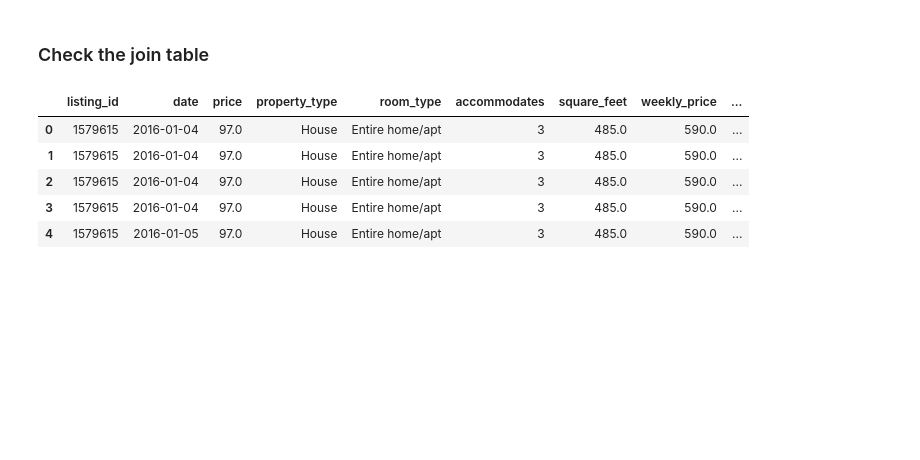
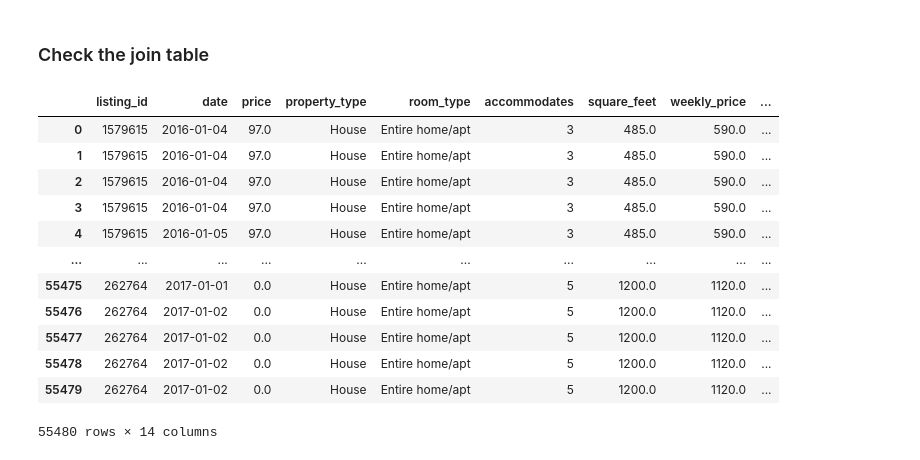
Before and after one commit to nt1analytics/Project-2, a Jupyter notebook: airbnb.ipynb, the cells around one changed output. Cells and saved outputs as stored; diff of their text form; code cells hidden in the pictures; blank space fills up the shorter version.

```diff
--- a/airbnb.ipynb
+++ b/airbnb.ipynb
@@ -308,11 +308,18 @@ JOIN type_and_price ON calendar.listing_id = type_and_price.id"""
 # %% [markdown]
 ### Check the join table
 # %%
-pd.read_sql_query(sql_join2, con=engine).head()
+pd.read_sql_query(sql_join2, con=engine)
 # %% [output]
 |  | listing_id | date | price | property_type | room_type | accommodates | square_feet | weekly_price | ... |
 | 0 | 1579615 | 2016-01-04 | 97.0 | House | Entire home/apt | 3 | 485.0 | 590.0 | ... |
 | 1 | 1579615 | 2016-01-04 | 97.0 | House | Entire home/apt | 3 | 485.0 | 590.0 | ... |
 | 2 | 1579615 | 2016-01-04 | 97.0 | House | Entire home/apt | 3 | 485.0 | 590.0 | ... |
 | 3 | 1579615 | 2016-01-04 | 97.0 | House | Entire home/apt | 3 | 485.0 | 590.0 | ... |
 | 4 | 1579615 | 2016-01-05 | 97.0 | House | Entire home/apt | 3 | 485.0 | 590.0 | ... |
+| ... | ... | ... | ... | ... | ... | ... | ... | ... | ... |
+| 55475 | 262764 | 2017-01-01 | 0.0 | House | Entire home/apt | 5 | 1200.0 | 1120.0 | ... |
+| 55476 | 262764 | 2017-01-02 | 0.0 | House | Entire home/apt | 5 | 1200.0 | 1120.0 | ... |
+| 55477 | 262764 | 2017-01-02 | 0.0 | House | Entire home/apt | 5 | 1200.0 | 1120.0 | ... |
+| 55478 | 262764 | 2017-01-02 | 0.0 | House | Entire home/apt | 5 | 1200.0 | 1120.0 | ... |
+| 55479 | 262764 | 2017-01-02 | 0.0 | House | Entire home/apt | 5 | 1200.0 | 1120.0 | ... |
+55480 rows × 14 columns
```
Also changed, not shown: 3 other files.
